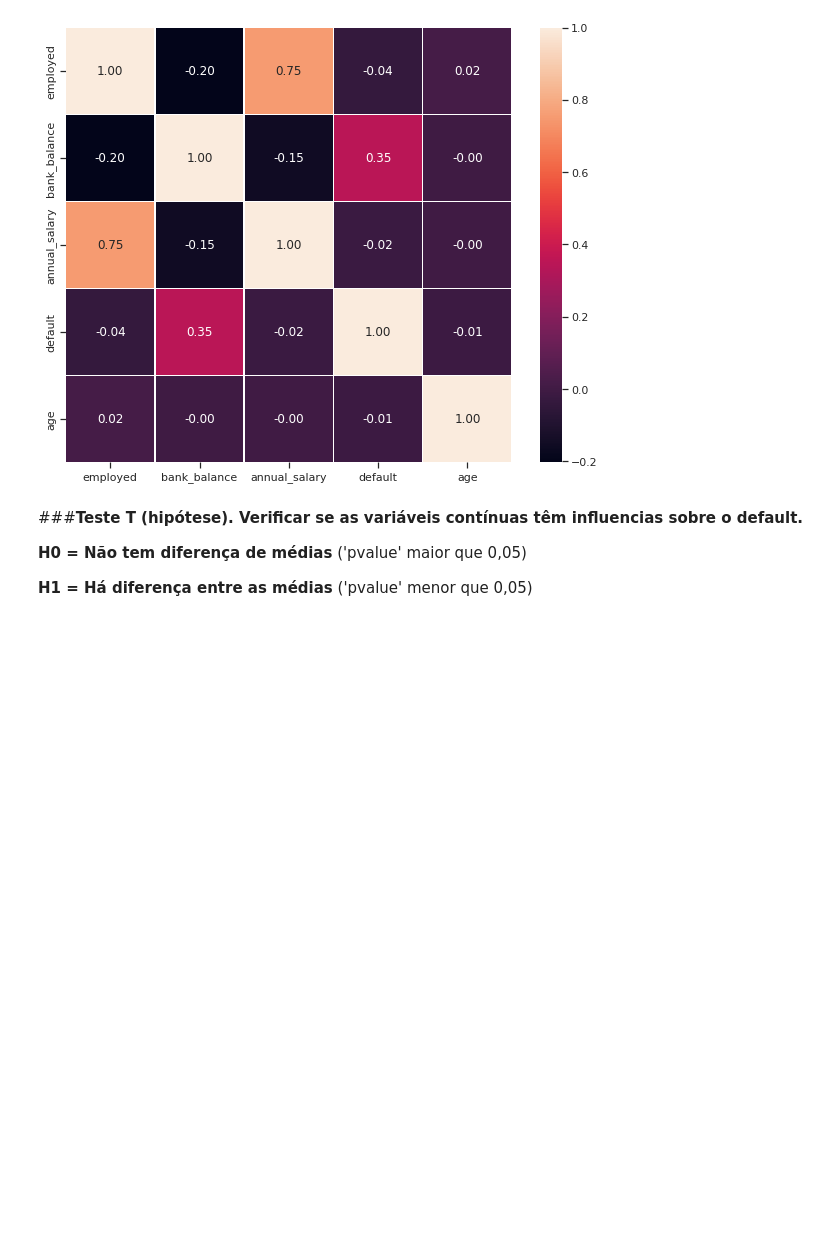
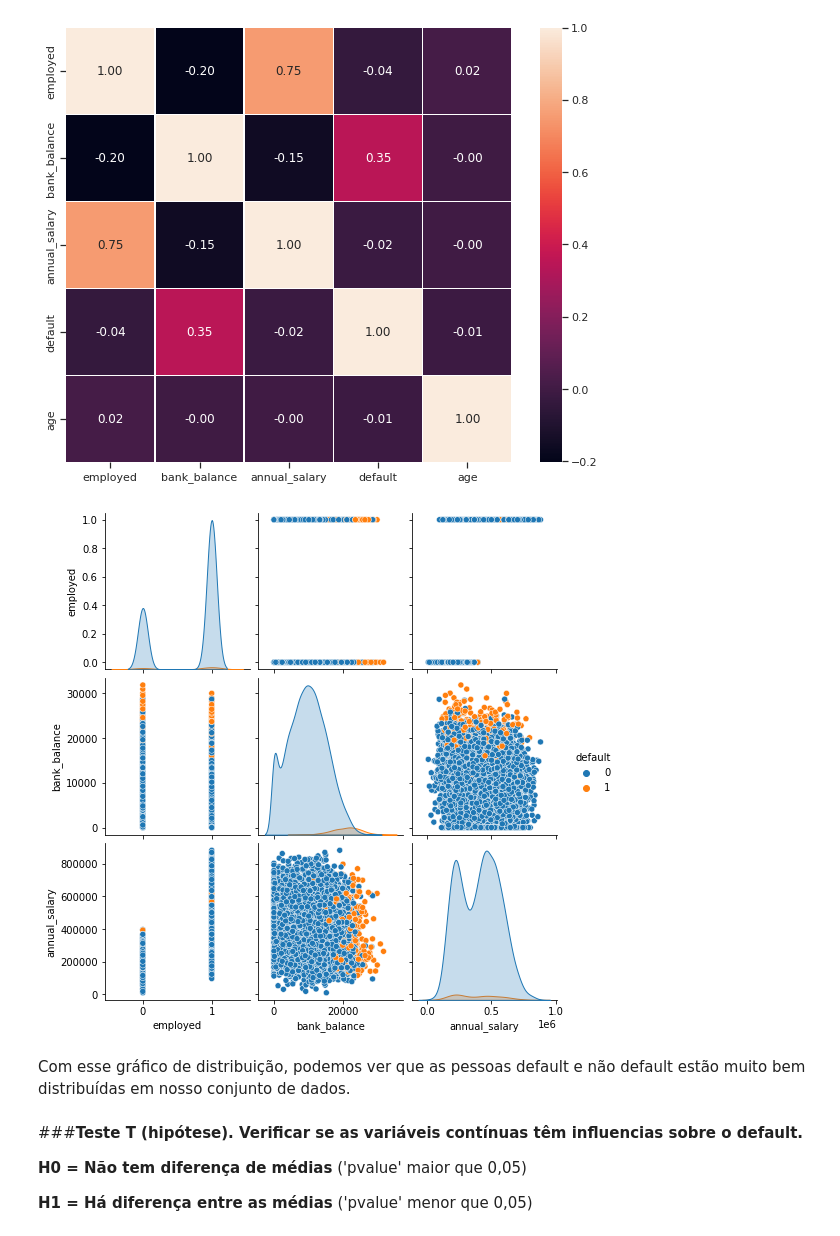
Before and after one commit to GuilhermeDumam/Loan_default_prediction, a Jupyter notebook: Predição_Default_Loan.ipynb, the cells around one changed output. Saved outputs shown, nothing was run; the diff lists cells and outputs as text; code cells hidden in the pictures; blank space fills up the shorter version.

```diff
--- a/Predição_Default_Loan.ipynb
+++ b/Predição_Default_Loan.ipynb
@@ -152,6 +141,13 @@ sns.heatmap(data = corr_var, linewidths=.5, annot=True,  fmt=".2f")
 # %% [output]
 <matplotlib.axes._subplots.AxesSubplot at 0x...>
 [figure]
+# %%
+sns.pairplot(df, hue="default")
+plt.show()
+# %% [output]
+[figure, added]
+# %% [markdown]
+Com esse gráfico de distribuição, podemos ver que as pessoas default e não default estão muito bem distribuídas em nosso conjunto de dados.
 # %% [markdown]
 ###**Teste T (hipótese). Verificar se as variáveis contínuas têm influencias sobre o default.**
 
```
Also changed, not shown: parts of 8 cells of this notebook.
